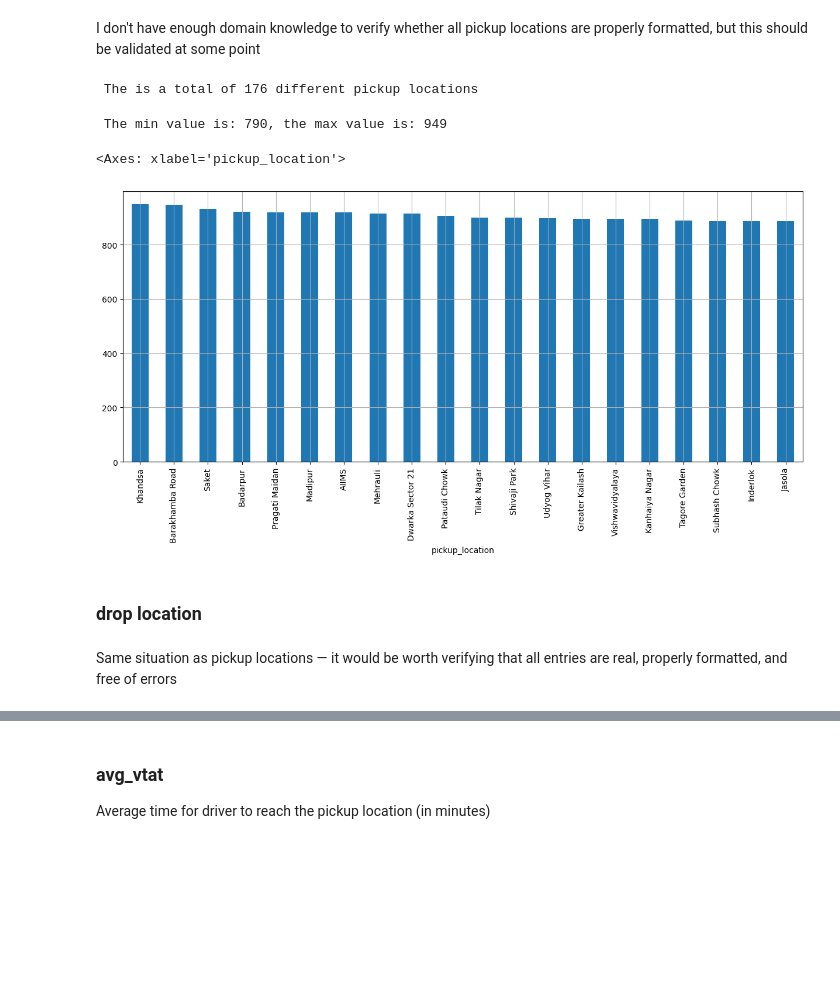
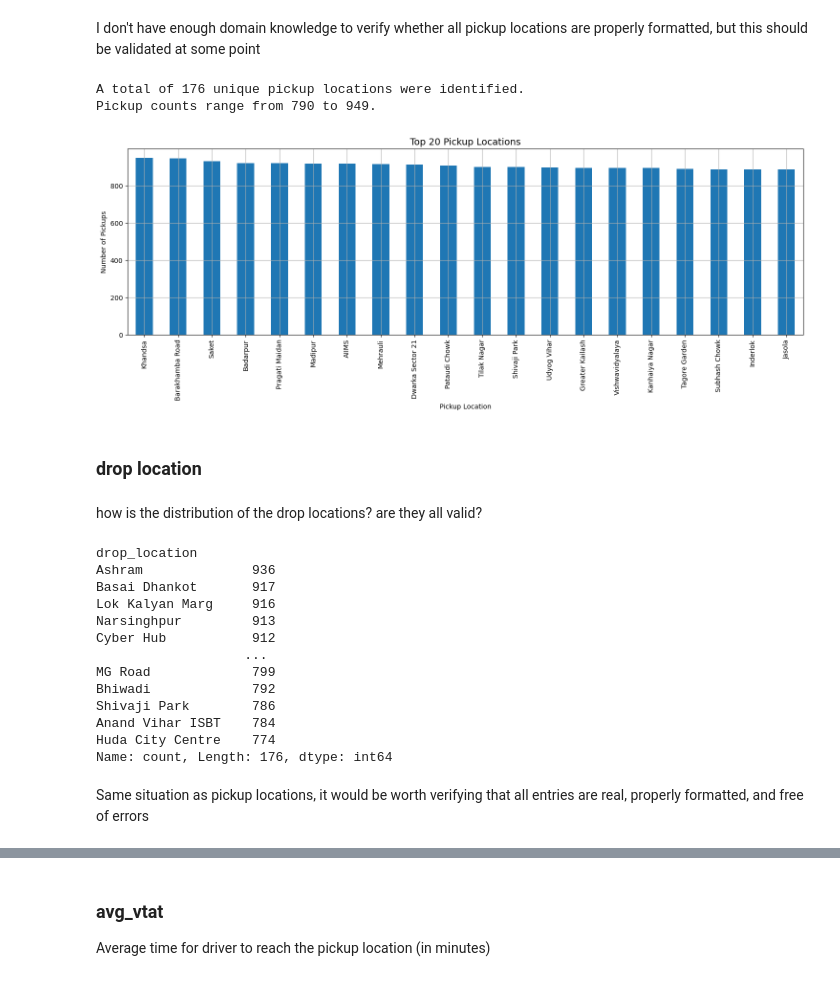
Before and after one commit to amaldu/uber-ride-cancellation-prediction, a Jupyter notebook: uber-analysis/notebooks/04_univar_eda.ipynb, the cells around one changed output, grey strips where cells are left out. Saved outputs shown, nothing was run; the diff lists cells and outputs as text; code cells hidden in the pictures; blank space fills up the shorter version.

```diff
--- a/uber-analysis/notebooks/04_univar_eda.ipynb
+++ b/uber-analysis/notebooks/04_univar_eda.ipynb
@@ -785,19 +626,24 @@ Name: count, dtype: int64
 # %% [markdown]
 I don't have enough domain knowledge to verify whether all pickup locations are properly formatted, but this should be validated at some point
 # %%
-print(f" The is a total of {len(pickups)} different pickup locations")
+print(f"A total of {len(pickups)} unique pickup locations were identified.")
+print(f"Pickup location counts range from {pickups.min()} to {pickups.max()}.")
+
+ax = pickups.head(20).plot(
+    kind="bar",
+    figsize=(15,6),
+    grid=True
+)
+
+ax.set_title("Top 20 Pickup Locations", fontsize=14)
+ax.set_xlabel("Pickup Location")
+ax.set_ylabel("Number of Pickups")
+
+plt.tight_layout()
+plt.show()
 # %% [output]
- The is a total of 176 different pickup locations
+A total of 176 unique pickup locations were identified.
+Pickup counts range from 790 to 949.
+[figure, added]
-# %%
-# which are the most and least frequent pickup locations?
-
-print(f" The min value is: {pickups.min()}, the max value is: {pickups.max()}")
-# %% [output]
- The min value is: 790, the max value is: 949
-# %%
-pickups.head(20).plot(kind = "bar", figsize=(15,6), grid = True)
-# %% [output]
-<Axes: xlabel='pickup_location'>
-[figure, removed]
 # %% [markdown]
 ### drop location
@@ -806,5 +650,22 @@ pickups.head(20).plot(kind = "bar", figsize=(15,6), grid = True)
+# %% [markdown]
+how is the distribution of the drop locations? are they all valid?
 # %%
 drops = data["drop_location"].value_counts(dropna = False)
+drops
+# %% [output]
+drop_location
+Ashram              936
+Basai Dhankot       917
+Lok Kalyan Marg     916
+Narsinghpur         913
+Cyber Hub           912
+                   ...
+MG Road             799
+Bhiwadi             792
+Shivaji Park        786
+Anand Vihar ISBT    784
+Huda City Centre    774
+Name: count, Length: 176, dtype: int64
 # %% [markdown]
-Same situation as pickup locations — it would be worth verifying that all entries are real, properly formatted, and free of errors
+Same situation as pickup locations, it would be worth verifying that all entries are real, properly formatted, and free of errors
 # %%
```
Also changed, not shown: parts of 55 cells of this notebook, 1 other file.
